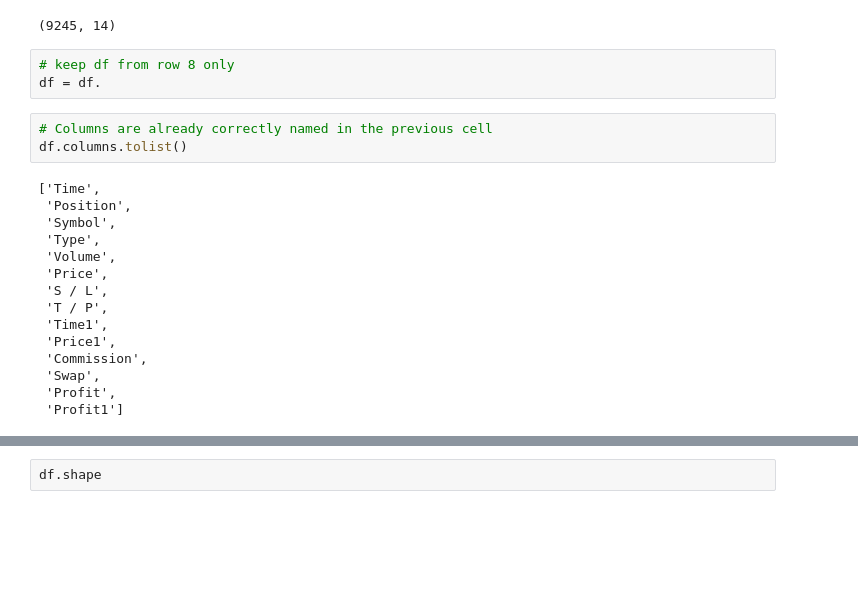
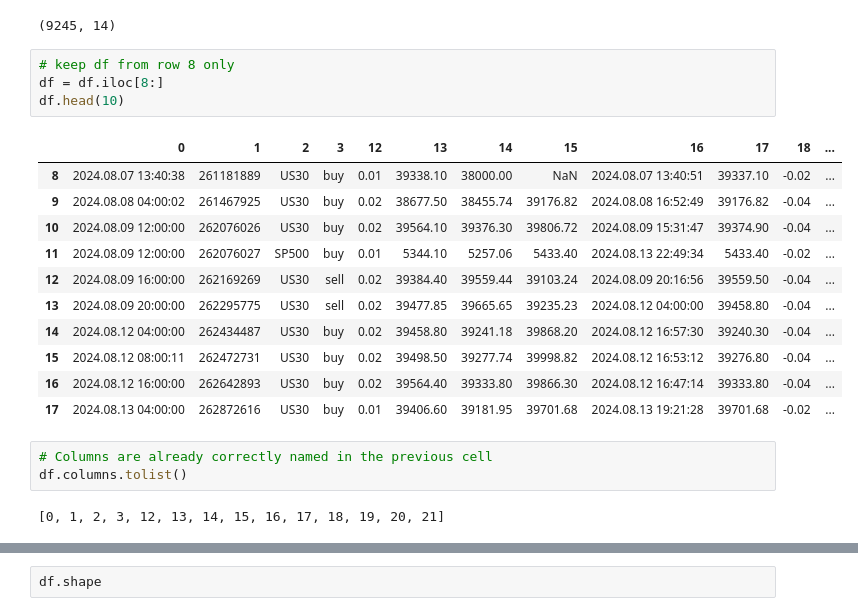
Before and after one commit to scimmione1/converter, a Jupyter notebook: 01_convert_mt4_html_detailed_statement_to_clean_excel.ipynb, the cells around one changed output, grey strips where cells are left out. Saved outputs shown, nothing was run; the diff lists cells and outputs as text; blank space fills up the shorter version.

```diff
--- a/01_convert_mt4_html_detailed_statement_to_clean_excel.ipynb
+++ b/01_convert_mt4_html_detailed_statement_to_clean_excel.ipynb
@@ -113,22 +117,22 @@ df.shape
 (9245, 14)
 # %%
 # keep df from row 8 only
-df = df.
+df = df.iloc[8:]
+df.head(10)
+# %% [output]
+|  | 0 | 1 | 2 | 3 | 12 | 13 | 14 | 15 | 16 | 17 | 18 | ... |
+| 8 | 2024.08.07 13:40:38 | 261181889 | US30 | buy | 0.01 | 39338.10 | 38000.00 | NaN | 2024.08.07 13:40:51 | 39337.10 | -0.02 | ... |
+| 9 | 2024.08.08 04:00:02 | 261467925 | US30 | buy | 0.02 | 38677.50 | 38455.74 | 39176.82 | 2024.08.08 16:52:49 | 39176.82 | -0.04 | ... |
+| 10 | 2024.08.09 12:00:00 | 262076026 | US30 | buy | 0.02 | 39564.10 | 39376.30 | 39806.72 | 2024.08.09 15:31:47 | 39374.90 | -0.04 | ... |
+| 11 | 2024.08.09 12:00:00 | 262076027 | SP500 | buy | 0.01 | 5344.10 | 5257.06 | 5433.40 | 2024.08.13 22:49:34 | 5433.40 | -0.02 | ... |
+| 12 | 2024.08.09 16:00:00 | 262169269 | US30 | sell | 0.02 | 39384.40 | 39559.44 | 39103.24 | 2024.08.09 20:16:56 | 39559.50 | -0.04 | ... |
+| 13 | 2024.08.09 20:00:00 | 262295775 | US30 | sell | 0.02 | 39477.85 | 39665.65 | 39235.23 | 2024.08.12 04:00:00 | 39458.80 | -0.04 | ... |
+| 14 | 2024.08.12 04:00:00 | 262434487 | US30 | buy | 0.02 | 39458.80 | 39241.18 | 39868.20 | 2024.08.12 16:57:30 | 39240.30 | -0.04 | ... |
+| 15 | 2024.08.12 08:00:11 | 262472731 | US30 | buy | 0.02 | 39498.50 | 39277.74 | 39998.82 | 2024.08.12 16:53:12 | 39276.80 | -0.04 | ... |
+| 16 | 2024.08.12 16:00:00 | 262642893 | US30 | buy | 0.02 | 39564.40 | 39333.80 | 39866.30 | 2024.08.12 16:47:14 | 39333.80 | -0.04 | ... |
+| 17 | 2024.08.13 04:00:00 | 262872616 | US30 | buy | 0.01 | 39406.60 | 39181.95 | 39701.68 | 2024.08.13 19:21:28 | 39701.68 | -0.02 | ... |
 # %%
 # Columns are already correctly named in the previous cell
 df.columns.tolist()
 # %% [output]
-['Time',
- 'Position',
- 'Symbol',
- 'Type',
- 'Volume',
- 'Price',
- 'S / L',
- 'T / P',
- 'Time1',
- 'Price1',
- 'Commission',
- 'Swap',
- 'Profit',
- 'Profit1']
+[0, 1, 2, 3, 12, 13, 14, 15, 16, 17, 18, 19, 20, 21]
```
Also changed, not shown: parts of 13 cells of this notebook.
